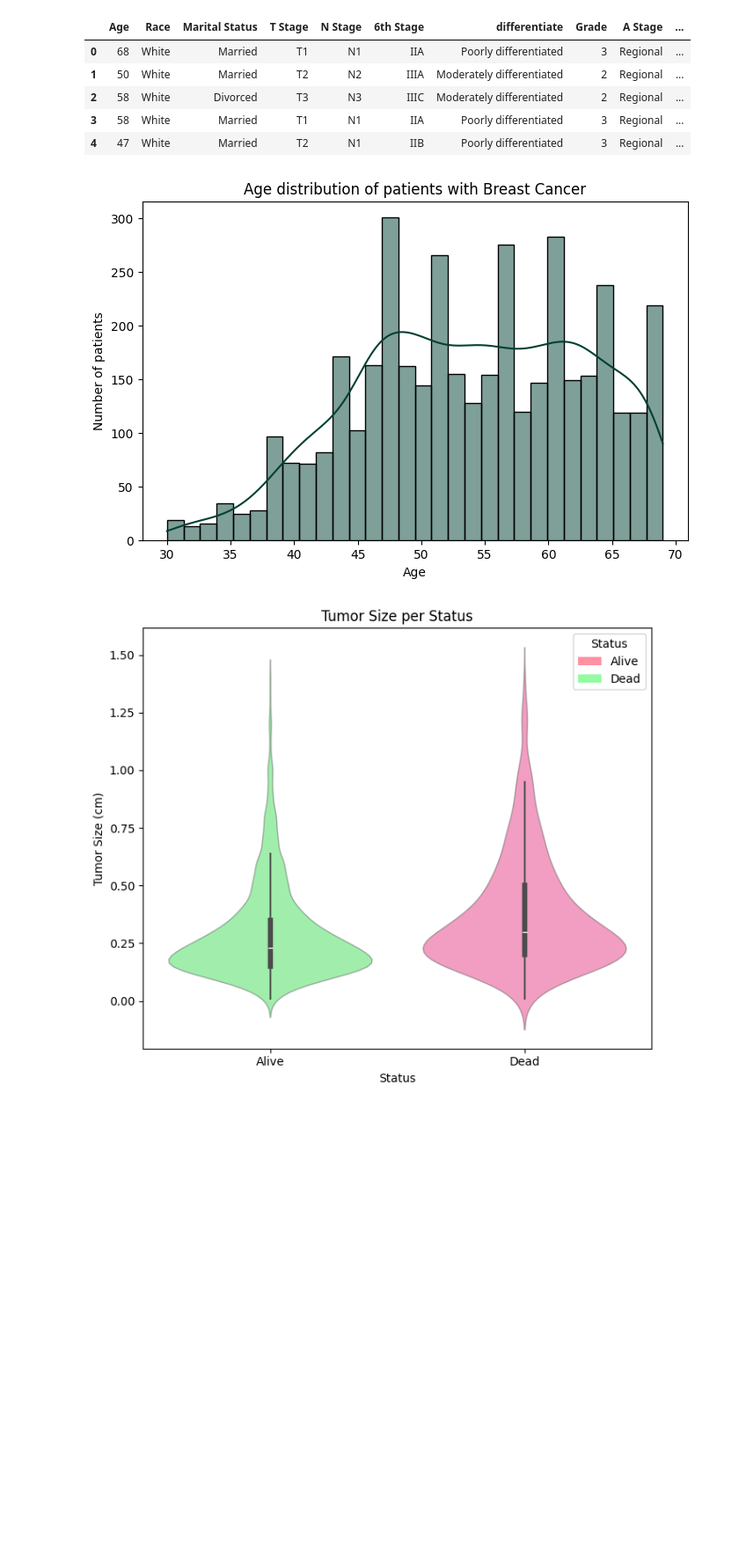
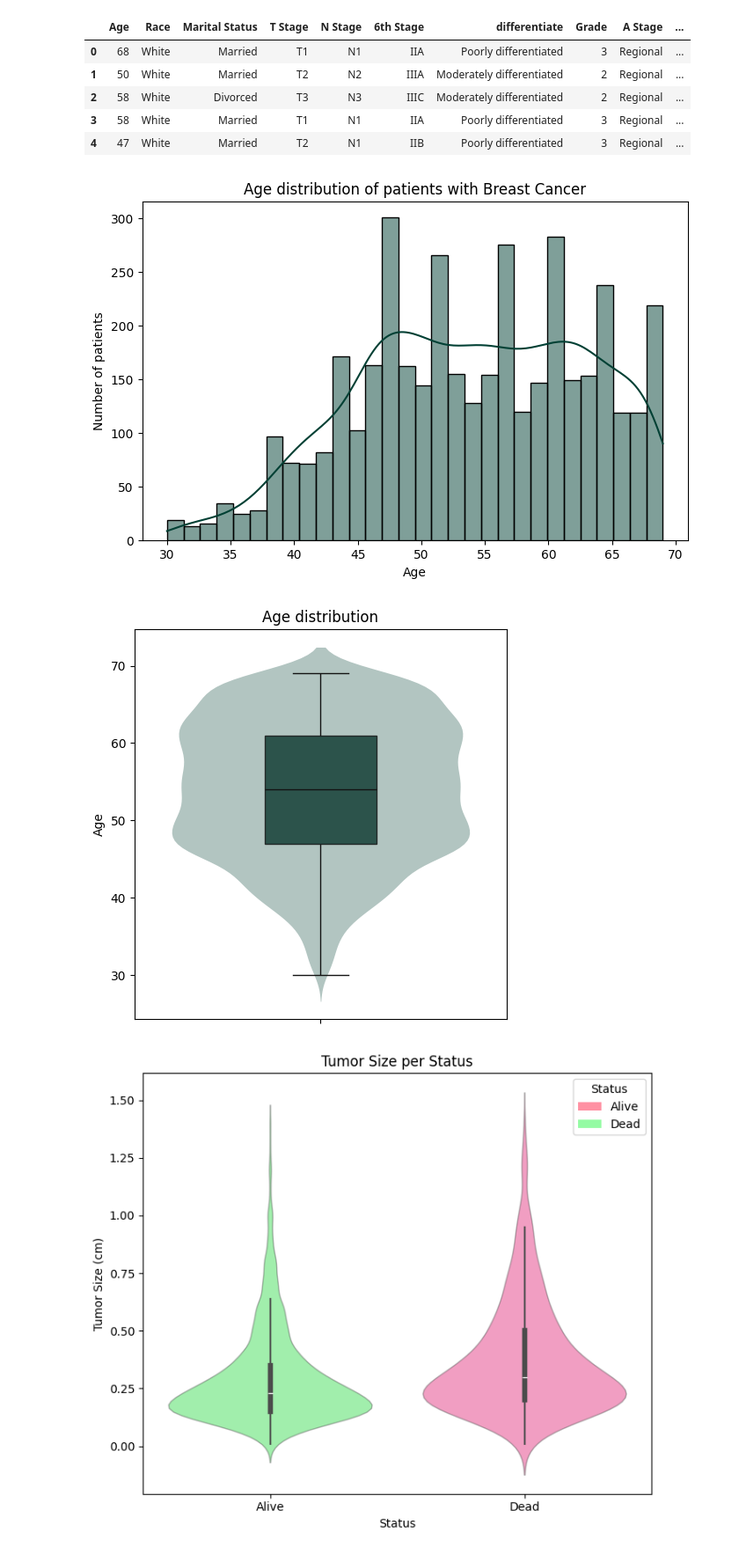
Before and after one commit to andreeriga/Scientific-Visualization-Magistrale, a Jupyter notebook: notebooks/breast.ipynb, the cells around one changed output. Shown at 88% size. Saved outputs shown, nothing was run; the diff lists cells and outputs as text; code cells hidden in the pictures; blank space fills up the shorter version.

```diff
--- a/notebooks/breast.ipynb
+++ b/notebooks/breast.ipynb
@@ -19,14 +19,40 @@ df.head(5)
 # %%
 colors = (1/255,64/255,52/255)
 df = pd.read_csv("../data/breast_cancer_dataset.csv")
 plt.figure(figsize=(8,5))
 sns.histplot(df["Age"], bins=30, kde=True, color=colors)
 plt.title("Age distribution of patients with Breast Cancer")
 plt.xlabel("Age")
 plt.ylabel("Number of patients")
 plt.show()
+
+col = "Age"
+color = '#014034'
+
+fig, ax = plt.subplots(1, 1, figsize=(5, 5))
+
+vp = sns.violinplot(data=df[col], color=color,
+                    inner=None, linewidth=0, saturation=1, ax=ax)
+
+for patch in vp.collections:
+    patch.set_alpha(0.3)
+
+bp = sns.boxplot(data=df[col], color=color, width=0.3,
+                    boxprops={'zorder': 2}, saturation=0.7, ax=ax)
+
+for patch in bp.patches:
+    patch.set_alpha(0.8)
+
+ax.set_ylabel('')
+
+plt.title('Age distribution')
+plt.ylabel('Age')
+plt.tight_layout()
+#plt.savefig(f"../outputs/brain_{col}_distribution.png", dpi=300, bbox_inches='tight')
+plt.show()
 # %% [output]
 [figure]
+[figure, added]
 # %%
 df = pd.read_csv("../data/breast_cancer_dataset.csv")
 
```
Also changed, not shown: 3 other files.
